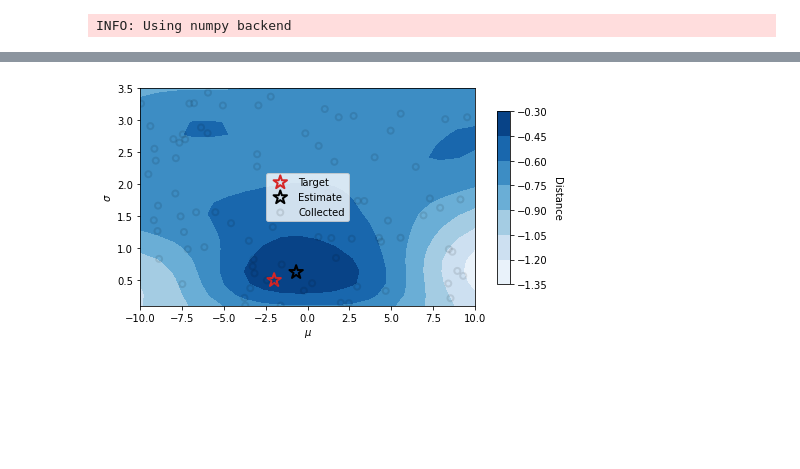
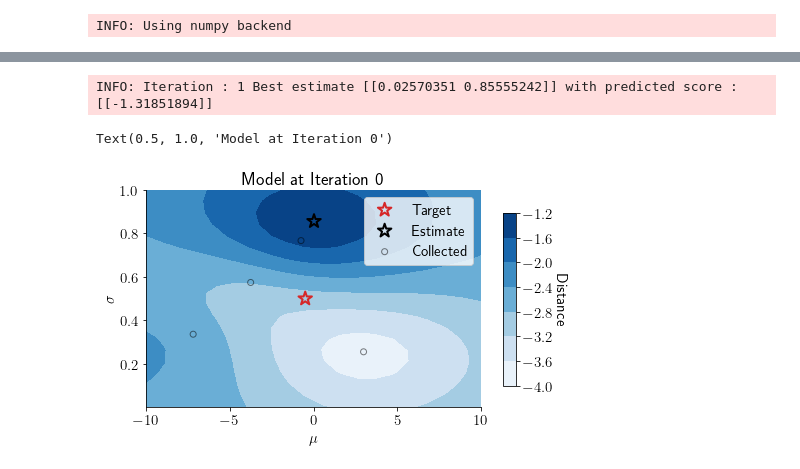
Before and after one commit to pozzo-research-group/HEAD, a Jupyter notebook: notebooks/example.ipynb, the cells around one changed output, grey strips where cells are left out. Saved outputs shown, nothing was run; the diff lists cells and outputs as text; code cells hidden in the pictures; blank space fills up the shorter version.

```diff
--- a/notebooks/example.ipynb
+++ b/notebooks/example.ipynb
@@ -30,7 +48,7 @@ class Simulator:
         return self.domain, self.generate(*ct)
 # %%
 sim = Simulator()
-target = np.array([-2,0.5])
+target = np.array([-0.5,0.5])
 xt, yt = sim.make_target(target)
 # %%
 from head import AmplitudePhaseDistance
@@ -42,13 +76,13 @@ def APdist(f1,f2):
 # %%
 Cmu = [-10,10]
-Csig = [0.1,3.5]
+Csig = [1e-3,1]
 bounds = [Cmu, Csig]
 # %%
 optim = opentrons.Optimizer(xt, yt,
                             bounds,
                             savedir = '../data',
                             batch_size=4,
-                            metric = APdist
+                            metric = None
                            )
 # %% [output]
 INFO: Getting suggestions for iteration 0
@@ -71,11 +94,0 @@ INFO: Iteration : 1 Best estimate [[2.08358916 1.72105514]] with predicted score
-# %%
-for i in range(1,21):
-    # iteration i selection
-    optim.suggest_next()
-    optim.save()
-    # simulate iteration i new_x
-    Ci = np.load('../data/%d/new_x.npy'%i)
-    sim.process_batch(Ci, '../data/%d.xlsx'%i)
-    optim.update('../data/%d.xlsx'%i)
-    optim.save()
-    optim.get_current_best()
@@ -147,26 +142,38 @@ plt.show()
 # %%
-fig, ax = plt.subplots()
-im = ax.contourf(XX, YY, Z, cmap=cm.Blues)
-ax.scatter(target[0], target[1],
-           marker='*', s=200,color='tab:red', lw=2.0,fc='none', label='Target')
-opt_x = optim.best_loc[-1][0]
-ax.scatter(opt_x[0], opt_x[1],
-           marker='*', s=200,lw=2.0,fc='none',color='k', label='Estimate')
-train_x_unscaled = optim.inp.inverse(optim.train_x)
-ax.scatter(train_x_unscaled[:,0], train_x_unscaled[:,1],
-           marker='o', fc='none', edgecolors=(0,0,0), lw=2.0, alpha=0.1, label='Collected')
-ax.legend()
-ax.set_xlim(bounds[0])
-ax.set_ylim(bounds[1])
-ax.set_xlabel(r'$\mu$')
-ax.set_ylabel(r'$\sigma$')
-
-cmap = cm.get_cmap('coolwarm')
-norm = Normalize(vmin=confidence.min(), vmax = confidence.max())
-cax = plt.axes([0.95, 0.2, 0.03, 0.6])
-cbar = fig.colorbar(im, cax=cax)
-cbar.ax.set_ylabel('Distance', rotation=270)
-cbar.ax.get_yaxis().labelpad = 15
-plt.show()
+def plot_contour(obj, ax):
+    XX, YY, Z, confidence = evaluate_model(obj)
+    im = ax.contourf(XX, YY, Z, cmap=cm.Blues)
+    ax.scatter(target[0], target[1],
+               marker='*', s=200,color='tab:red', lw=2.0,fc='none', label='Target')
+    opt_x = obj.best_loc[-1][0]
+    ax.scatter(opt_x[0], opt_x[1],
+               marker='*', s=200,lw=2.0,fc='none',color='k', label='Estimate')
+    train_x_unscaled = obj.inp.inverse(obj.train_x)
+    ax.scatter(train_x_unscaled[:,0], train_x_unscaled[:,1],
+               marker='o', fc='none', edgecolors=(0,0,0),
+               lw=1.0, alpha=0.5, label='Collected')
+    ax.legend()
+    ax.set_xlim(bounds[0])
+    ax.set_ylim(bounds[1])
+    ax.set_xlabel(r'$\mu$')
+    ax.set_ylabel(r'$\sigma$')
+    cax = fig.add_axes([0.95, 0.2, 0.03, 0.6])
+    cbar = fig.colorbar(im, cax=cax)
+    cbar.ax.set_ylabel('Distance', rotation=270)
+    cbar.ax.get_yaxis().labelpad = 15
+    return
-# %% [output]
-[figure, removed]
+# %%
+# random iteration
+optim.save()
+C0 = np.load('../data/0/new_x.npy')
+sim.process_batch(C0, '../data/0.xlsx')
+optim.update('../data/0.xlsx')
+optim.save()
+optim.get_current_best()
+fig, ax = plt.subplots()
+plot_contour(optim, ax)
+ax.set_title('Model at Iteration 0')
+# %% [output]
+INFO: Iteration : 1 Best estimate [[0.02570351 0.85555242]] with predicted score : [[-1.31851894]]
+Text(0.5, 1.0, 'Model at Iteration 0')
+[figure, added]
```
Also changed, not shown: parts of 9 cells of this notebook, 1 other file.
